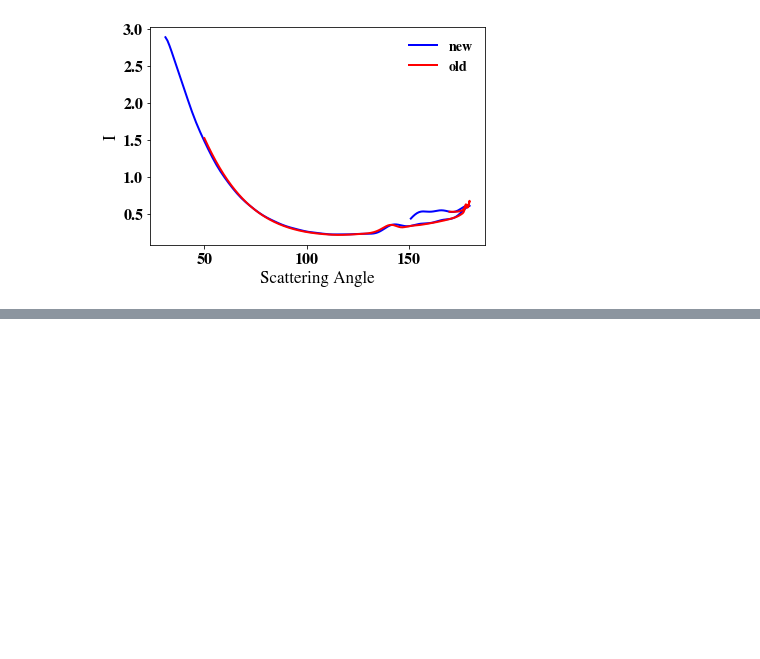
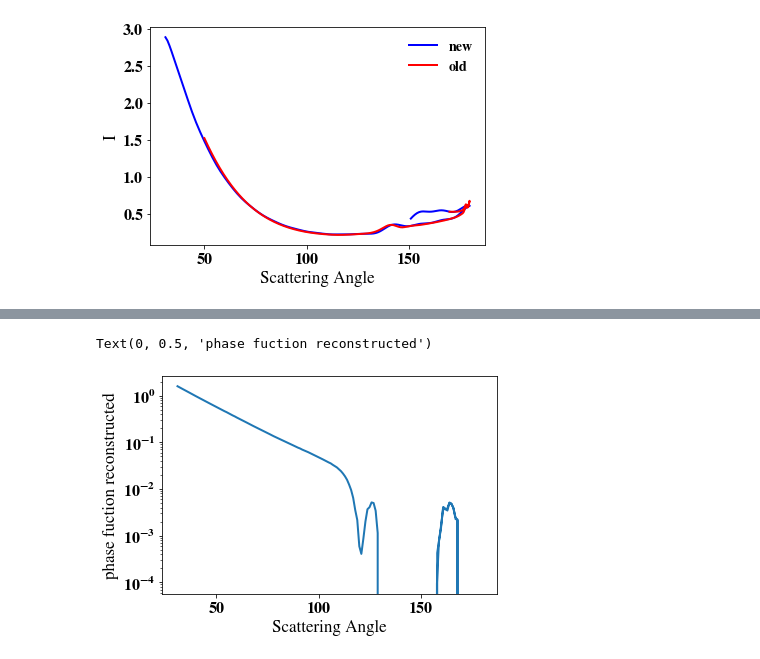
Before and after one commit to cpnHere/ACRS, a Jupyter notebook: LUTs/using_DISORT/lut_desk.ipynb, the cells around one changed output, grey strips where cells are left out. Drawn from its saved outputs; the diff is of its cells as text; code cells hidden in the pictures; blank space fills up the shorter version.

```diff
--- a/LUTs/using_DISORT/lut_desk.ipynb
+++ b/LUTs/using_DISORT/lut_desk.ipynb
@@ -72,0 +111,11 @@ plt.legend()
+# %%
+t0 = time.time()
+M = np.arange(0,900)
+Mu =  np.cos(np.radians(ScatA))
+p11_test = 0
+for n in M:
+    f =  legendre(n)
+    L = f(Mu)
+    p11_test += (2*n+1)*lm[n]*L
+t1 = time.time()
+print('%0.2f minutes elapsed!'%((t1-t0)/60))
@@ -72,0 +124,10 @@ plt.legend()
+# %%
+fig,ax = plt.subplots()
+ax.plot(ScatA,p11_test)
+ax.set_yscale('log')
+#ax.set_xlim([0,180])
+ax.set_xlabel('Scattering Angle')
+ax.set_ylabel(r'phase fuction reconstructed')
+# %% [output]
+Text(0, 0.5, 'phase fuction reconstructed')
+[figure, added]
```
Also changed, not shown: parts of 14 cells of this notebook.
